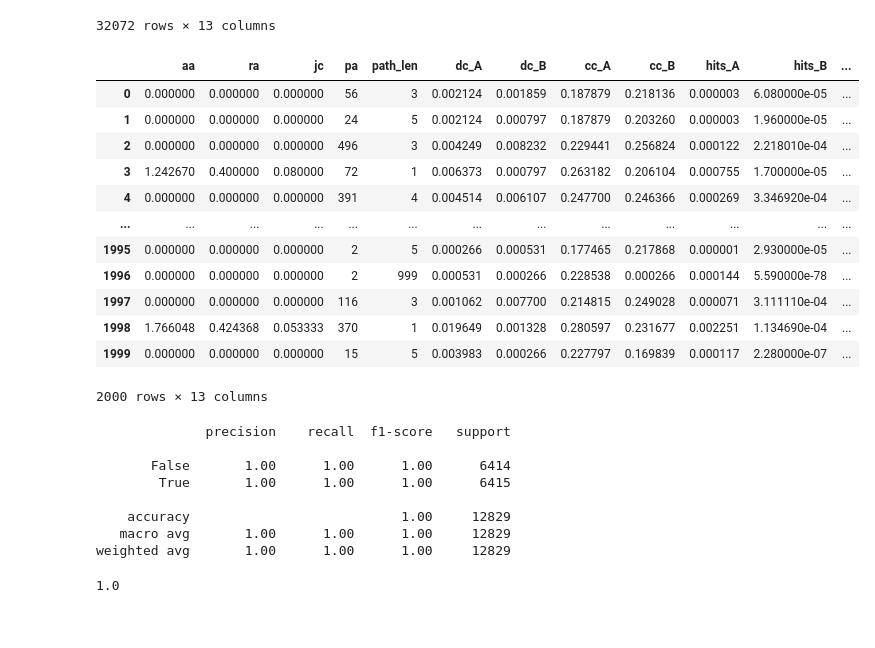
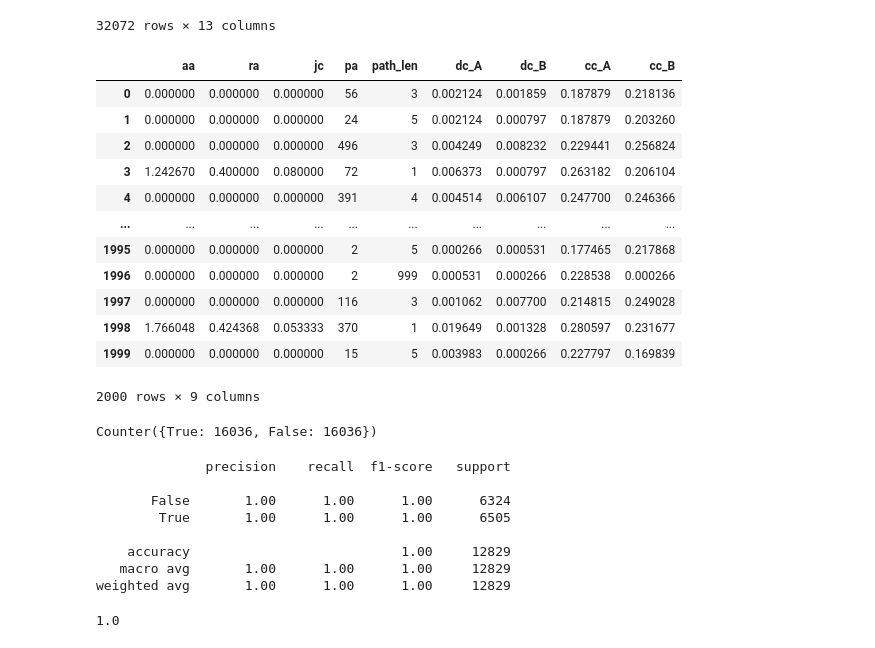
Before and after one commit to anankeman/paper_collaboration_prediction, a Jupyter notebook: Model.ipynb, the cells around one changed output. Cells and saved outputs as stored; diff of their text form; code cells hidden in the pictures.

```diff
--- a/Model.ipynb
+++ b/Model.ipynb
@@ -28,20 +28,20 @@ df.iloc[:,4:]
 | 32071 | 0.000000 | 0.000000 | 0.000000 | 60 | 4 | 0.002655 | 0.001062 | 0.246668 | 0.239830 | 0.000229 | 3.084950e-04 | ... |
 32072 rows × 13 columns
 # %%
-test.iloc[:,4:]
+test.iloc[:,4:13]
 # %% [output]
-|  | aa | ra | jc | pa | path_len | dc_A | dc_B | cc_A | cc_B | hits_A | hits_B | ... |
-| 0 | 0.000000 | 0.000000 | 0.000000 | 56 | 3 | 0.002124 | 0.001859 | 0.187879 | 0.218136 | 0.000003 | 6.080000e-05 | ... |
-| 1 | 0.000000 | 0.000000 | 0.000000 | 24 | 5 | 0.002124 | 0.000797 | 0.187879 | 0.203260 | 0.000003 | 1.960000e-05 | ... |
-| 2 | 0.000000 | 0.000000 | 0.000000 | 496 | 3 | 0.004249 | 0.008232 | 0.229441 | 0.256824 | 0.000122 | 2.218010e-04 | ... |
-| 3 | 1.242670 | 0.400000 | 0.080000 | 72 | 1 | 0.006373 | 0.000797 | 0.263182 | 0.206104 | 0.000755 | 1.700000e-05 | ... |
-| 4 | 0.000000 | 0.000000 | 0.000000 | 391 | 4 | 0.004514 | 0.006107 | 0.247700 | 0.246366 | 0.000269 | 3.346920e-04 | ... |
-| ... | ... | ... | ... | ... | ... | ... | ... | ... | ... | ... | ... | ... |
-| 1995 | 0.000000 | 0.000000 | 0.000000 | 2 | 5 | 0.000266 | 0.000531 | 0.177465 | 0.217868 | 0.000001 | 2.930000e-05 | ... |
-| 1996 | 0.000000 | 0.000000 | 0.000000 | 2 | 999 | 0.000531 | 0.000266 | 0.228538 | 0.000266 | 0.000144 | 5.590000e-78 | ... |
-| 1997 | 0.000000 | 0.000000 | 0.000000 | 116 | 3 | 0.001062 | 0.007700 | 0.214815 | 0.249028 | 0.000071 | 3.111110e-04 | ... |
-| 1998 | 1.766048 | 0.424368 | 0.053333 | 370 | 1 | 0.019649 | 0.001328 | 0.280597 | 0.231677 | 0.002251 | 1.134690e-04 | ... |
-| 1999 | 0.000000 | 0.000000 | 0.000000 | 15 | 5 | 0.003983 | 0.000266 | 0.227797 | 0.169839 | 0.000117 | 2.280000e-07 | ... |
+|  | aa | ra | jc | pa | path_len | dc_A | dc_B | cc_A | cc_B |
+| 0 | 0.000000 | 0.000000 | 0.000000 | 56 | 3 | 0.002124 | 0.001859 | 0.187879 | 0.218136 |
+| 1 | 0.000000 | 0.000000 | 0.000000 | 24 | 5 | 0.002124 | 0.000797 | 0.187879 | 0.203260 |
+| 2 | 0.000000 | 0.000000 | 0.000000 | 496 | 3 | 0.004249 | 0.008232 | 0.229441 | 0.256824 |
+| 3 | 1.242670 | 0.400000 | 0.080000 | 72 | 1 | 0.006373 | 0.000797 | 0.263182 | 0.206104 |
+| 4 | 0.000000 | 0.000000 | 0.000000 | 391 | 4 | 0.004514 | 0.006107 | 0.247700 | 0.246366 |
+| ... | ... | ... | ... | ... | ... | ... | ... | ... | ... |
+| 1995 | 0.000000 | 0.000000 | 0.000000 | 2 | 5 | 0.000266 | 0.000531 | 0.177465 | 0.217868 |
+| 1996 | 0.000000 | 0.000000 | 0.000000 | 2 | 999 | 0.000531 | 0.000266 | 0.228538 | 0.000266 |
+| 1997 | 0.000000 | 0.000000 | 0.000000 | 116 | 3 | 0.001062 | 0.007700 | 0.214815 | 0.249028 |
+| 1998 | 1.766048 | 0.424368 | 0.053333 | 370 | 1 | 0.019649 | 0.001328 | 0.280597 | 0.231677 |
+| 1999 | 0.000000 | 0.000000 | 0.000000 | 15 | 5 | 0.003983 | 0.000266 | 0.227797 | 0.169839 |
-2000 rows × 13 columns
+2000 rows × 9 columns
 # %%
 y = [True if i < df.shape[0]/2 else False for i in range(df.shape[0])]
@@ -49,20 +49,24 @@ x = df.iloc[:,4:]
 
 x_train, x_test, y_train, y_test = train_test_split(x, y, test_size = 0.4)
+# %%
+collections.Counter(y)
+# %% [output]
+Counter({True: 16036, False: 16036})
 # %%
 #from sklearn.preprocessing import StandardScaler
 #normal = StandardScaler()
 #x_train = normal.fit_transform(x_train)
 #x_test = normal.transform(x_test)
 
-LR = LogisticRegression(n_jobs = 4, penalty = 'l1', C= 1.0, solver= 'liblinear').fit(x_train, y_train)
+LR = LogisticRegression(n_jobs = 4).fit(x_train, y_train)
 LRT = LR.predict(x_test)
 
 print(metrics.classification_report(y_test, LRT))
 # %% [output]
               precision    recall  f1-score   support
 
-       False       1.00      1.00      1.00      6414
-        True       1.00      1.00      1.00      6415
+       False       1.00      1.00      1.00      6324
+        True       1.00      1.00      1.00      6505
 
     accuracy                           1.00     12829
    macro avg       1.00      1.00      1.00     12829
```
Also changed, not shown: parts of 4 cells of this notebook, 4 other files.
